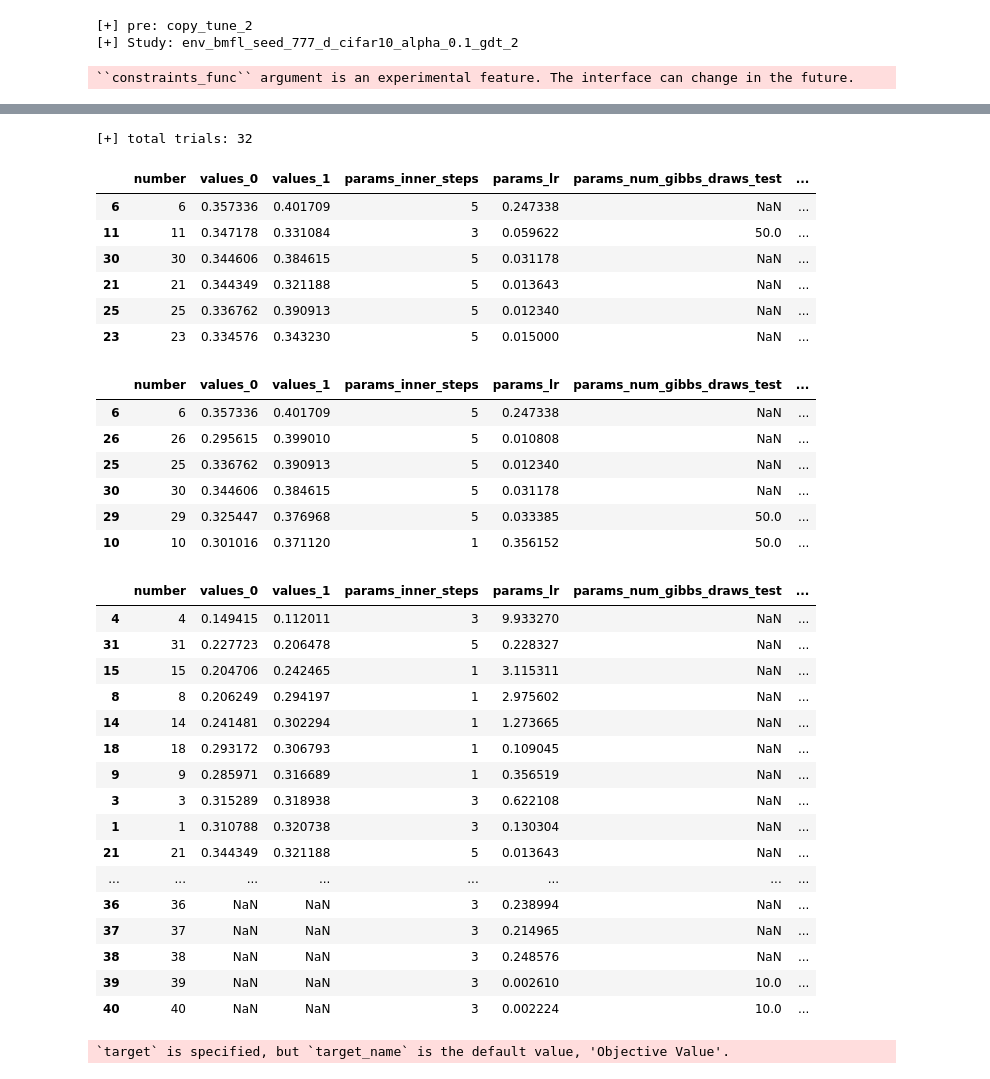
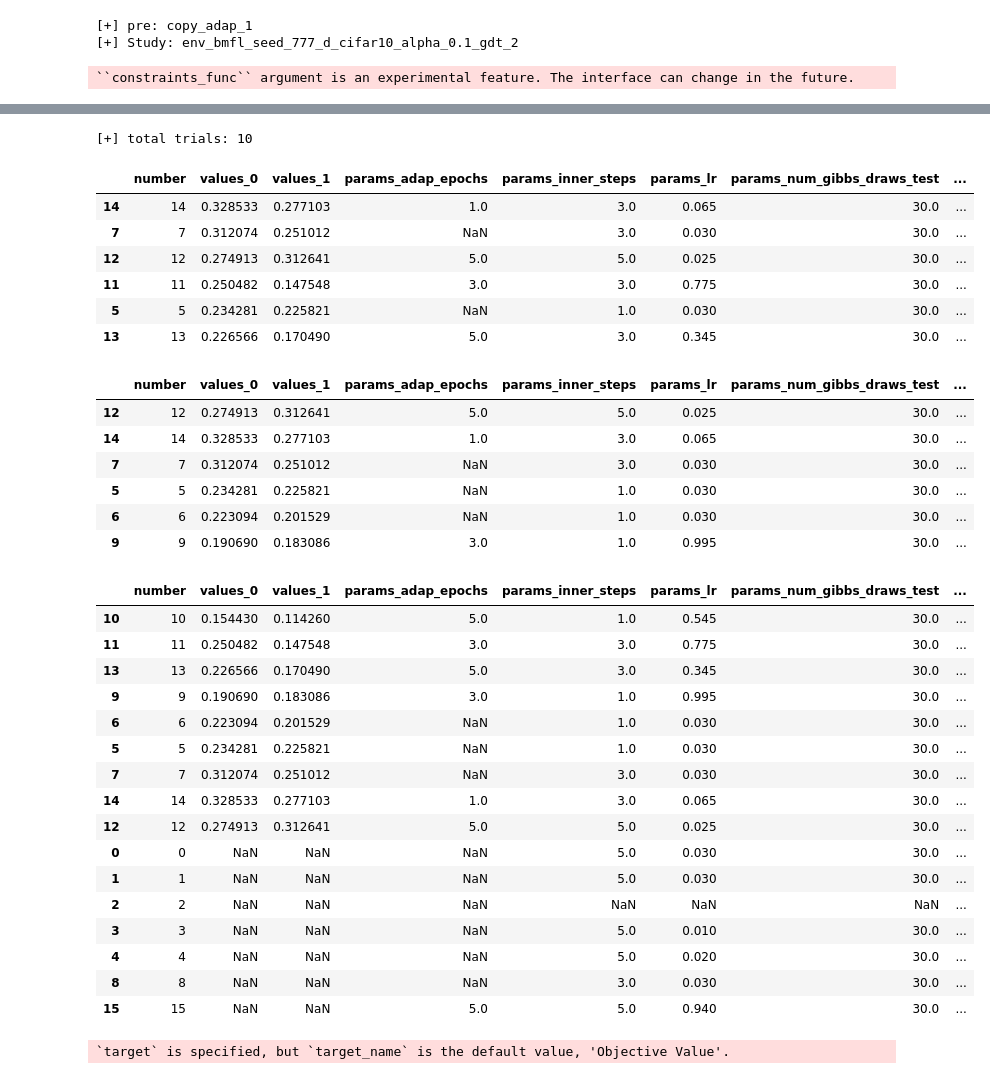
Before and after one commit to junhyeog/pFedGP-my, a Jupyter notebook: vis_optuna.ipynb, the cells around one changed output, grey strips where cells are left out. Saved outputs shown, nothing was run; the diff lists cells and outputs as text; code cells hidden in the pictures.

```diff
--- a/vis_optuna.ipynb
+++ b/vis_optuna.ipynb
@@ -22,6 +22,7 @@ from warnings import simplefilter
 simplefilter(action="ignore", category=DeprecationWarning)
 # %%
 pre = f"copy_tune_2"
+pre = f"copy_adap_1"
 
 env = "bmfl"
 alpha = 0.1
@@ -42,66 +43,66 @@ def f():
             if trial.params["num_gibbs_draws_train"]:
                 return [0]
             if trial.params["num_gibbs_draws_test"]:
                 return [0]
         except:
             pass
         return [1]
 
     # constraints_func = None
     display(optuna.visualization.plot_pareto_front(study, target_names=["best_test_acc", "best_ood_acc"], constraints_func=constraints_func))
 
     df = study.trials_dataframe()
     df.drop(columns=["datetime_start", "datetime_complete", "duration"], inplace=True)
     df["values_sum"] = df["values_0"] + df["values_1"]
     # df[df.columns].sort_values(by=['values_sum','values_0','values_1'], ascending=[False,False,False]).head(10)
     # df[df.columns].sort_values(by=['values_0','values_1'], ascending=[False,False]).drop_duplicates(subset=["values_0", "values_1"], keep='last').head(10)
     # df[df.columns].sort_values(by=['values_1','values_0'], ascending=[False,False]).drop_duplicates(subset=["values_0", "values_1"], keep='first').head(10)
     df_filtered_test = df[df.columns].sort_values(by=["values_0", "values_1"], ascending=[False, False]).drop_duplicates(subset=["values_0", "values_1"], keep="first")
     df_filtered_ood = df[df.columns].sort_values(by=["values_1", "values_0"], ascending=[False, False]).drop_duplicates(subset=["values_0", "values_1"], keep="first")
     print(f"[+] total trials: {df_filtered_test.shape[0]}")
     display(df_filtered_test.head(6))
     display(df_filtered_ood.head(6))
     display(df[df.columns].sort_values(by=["values_1", "values_0"]))
 
 
 f()
 # %% [output]
-[+] pre: copy_tune_2
+[+] pre: copy_adap_1
 [+] Study: env_bmfl_seed_777_d_cifar10_alpha_0.1_gdt_2
 ``constraints_func`` argument is an experimental feature. The interface can change in the future.
 [interactive output not drawn]
-[+] total trials: 32
+[+] total trials: 10
-|  | number | values_0 | values_1 | params_inner_steps | params_lr | params_num_gibbs_draws_test | ... |
-| 6 | 6 | 0.357336 | 0.401709 | 5 | 0.247338 | NaN | ... |
-| 11 | 11 | 0.347178 | 0.331084 | 3 | 0.059622 | 50.0 | ... |
-| 30 | 30 | 0.344606 | 0.384615 | 5 | 0.031178 | NaN | ... |
-| 21 | 21 | 0.344349 | 0.321188 | 5 | 0.013643 | NaN | ... |
-| 25 | 25 | 0.336762 | 0.390913 | 5 | 0.012340 | NaN | ... |
-| 23 | 23 | 0.334576 | 0.343230 | 5 | 0.015000 | NaN | ... |
+|  | number | values_0 | values_1 | params_adap_epochs | params_inner_steps | params_lr | params_num_gibbs_draws_test | ... |
+| 14 | 14 | 0.328533 | 0.277103 | 1.0 | 3.0 | 0.065 | 30.0 | ... |
+| 7 | 7 | 0.312074 | 0.251012 | NaN | 3.0 | 0.030 | 30.0 | ... |
+| 12 | 12 | 0.274913 | 0.312641 | 5.0 | 5.0 | 0.025 | 30.0 | ... |
+| 11 | 11 | 0.250482 | 0.147548 | 3.0 | 3.0 | 0.775 | 30.0 | ... |
+| 5 | 5 | 0.234281 | 0.225821 | NaN | 1.0 | 0.030 | 30.0 | ... |
+| 13 | 13 | 0.226566 | 0.170490 | 5.0 | 3.0 | 0.345 | 30.0 | ... |
-|  | number | values_0 | values_1 | params_inner_steps | params_lr | params_num_gibbs_draws_test | ... |
-| 6 | 6 | 0.357336 | 0.401709 | 5 | 0.247338 | NaN | ... |
-| 26 | 26 | 0.295615 | 0.399010 | 5 | 0.010808 | NaN | ... |
-| 25 | 25 | 0.336762 | 0.390913 | 5 | 0.012340 | NaN | ... |
-| 30 | 30 | 0.344606 | 0.384615 | 5 | 0.031178 | NaN | ... |
-| 29 | 29 | 0.325447 | 0.376968 | 5 | 0.033385 | 50.0 | ... |
-| 10 | 10 | 0.301016 | 0.371120 | 1 | 0.356152 | 50.0 | ... |
+|  | number | values_0 | values_1 | params_adap_epochs | params_inner_steps | params_lr | params_num_gibbs_draws_test | ... |
+| 12 | 12 | 0.274913 | 0.312641 | 5.0 | 5.0 | 0.025 | 30.0 | ... |
+| 14 | 14 | 0.328533 | 0.277103 | 1.0 | 3.0 | 0.065 | 30.0 | ... |
+| 7 | 7 | 0.312074 | 0.251012 | NaN | 3.0 | 0.030 | 30.0 | ... |
+| 5 | 5 | 0.234281 | 0.225821 | NaN | 1.0 | 0.030 | 30.0 | ... |
+| 6 | 6 | 0.223094 | 0.201529 | NaN | 1.0 | 0.030 | 30.0 | ... |
+| 9 | 9 | 0.190690 | 0.183086 | 3.0 | 1.0 | 0.995 | 30.0 | ... |
-|  | number | values_0 | values_1 | params_inner_steps | params_lr | params_num_gibbs_draws_test | ... |
-| 4 | 4 | 0.149415 | 0.112011 | 3 | 9.933270 | NaN | ... |
-| 31 | 31 | 0.227723 | 0.206478 | 5 | 0.228327 | NaN | ... |
-| 15 | 15 | 0.204706 | 0.242465 | 1 | 3.115311 | NaN | ... |
-| 8 | 8 | 0.206249 | 0.294197 | 1 | 2.975602 | NaN | ... |
-| 14 | 14 | 0.241481 | 0.302294 | 1 | 1.273665 | NaN | ... |
-| 18 | 18 | 0.293172 | 0.306793 | 1 | 0.109045 | NaN | ... |
-| 9 | 9 | 0.285971 | 0.316689 | 1 | 0.356519 | NaN | ... |
-| 3 | 3 | 0.315289 | 0.318938 | 3 | 0.622108 | NaN | ... |
-| 1 | 1 | 0.310788 | 0.320738 | 3 | 0.130304 | NaN | ... |
-| 21 | 21 | 0.344349 | 0.321188 | 5 | 0.013643 | NaN | ... |
-| ... | ... | ... | ... | ... | ... | ... | ... |
-| 36 | 36 | NaN | NaN | 3 | 0.238994 | NaN | ... |
-| 37 | 37 | NaN | NaN | 3 | 0.214965 | NaN | ... |
-| 38 | 38 | NaN | NaN | 3 | 0.248576 | NaN | ... |
-| 39 | 39 | NaN | NaN | 3 | 0.002610 | 10.0 | ... |
-| 40 | 40 | NaN | NaN | 3 | 0.002224 | 10.0 | ... |
+|  | number | values_0 | values_1 | params_adap_epochs | params_inner_steps | params_lr | params_num_gibbs_draws_test | ... |
+| 10 | 10 | 0.154430 | 0.114260 | 5.0 | 1.0 | 0.545 | 30.0 | ... |
+| 11 | 11 | 0.250482 | 0.147548 | 3.0 | 3.0 | 0.775 | 30.0 | ... |
+| 13 | 13 | 0.226566 | 0.170490 | 5.0 | 3.0 | 0.345 | 30.0 | ... |
+| 9 | 9 | 0.190690 | 0.183086 | 3.0 | 1.0 | 0.995 | 30.0 | ... |
+| 6 | 6 | 0.223094 | 0.201529 | NaN | 1.0 | 0.030 | 30.0 | ... |
+| 5 | 5 | 0.234281 | 0.225821 | NaN | 1.0 | 0.030 | 30.0 | ... |
+| 7 | 7 | 0.312074 | 0.251012 | NaN | 3.0 | 0.030 | 30.0 | ... |
+| 14 | 14 | 0.328533 | 0.277103 | 1.0 | 3.0 | 0.065 | 30.0 | ... |
+| 12 | 12 | 0.274913 | 0.312641 | 5.0 | 5.0 | 0.025 | 30.0 | ... |
+| 0 | 0 | NaN | NaN | NaN | 5.0 | 0.030 | 30.0 | ... |
+| 1 | 1 | NaN | NaN | NaN | 5.0 | 0.030 | 30.0 | ... |
+| 2 | 2 | NaN | NaN | NaN | NaN | NaN | NaN | ... |
+| 3 | 3 | NaN | NaN | NaN | 5.0 | 0.010 | 30.0 | ... |
+| 4 | 4 | NaN | NaN | NaN | 5.0 | 0.020 | 30.0 | ... |
+| 8 | 8 | NaN | NaN | NaN | 3.0 | 0.030 | 30.0 | ... |
+| 15 | 15 | NaN | NaN | 5.0 | 5.0 | 0.940 | 30.0 | ... |
 # %%
 storage = f"sqlite:///studys/{pre}/{study_name}.db"
 study = optuna.load_study(study_name=study_name, storage=storage)
```
Also changed, not shown: 2 other files.
